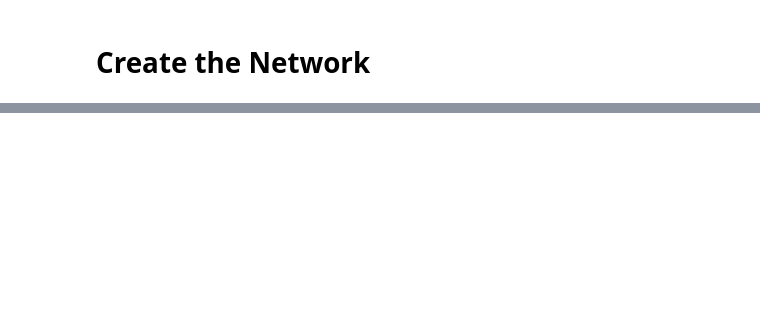
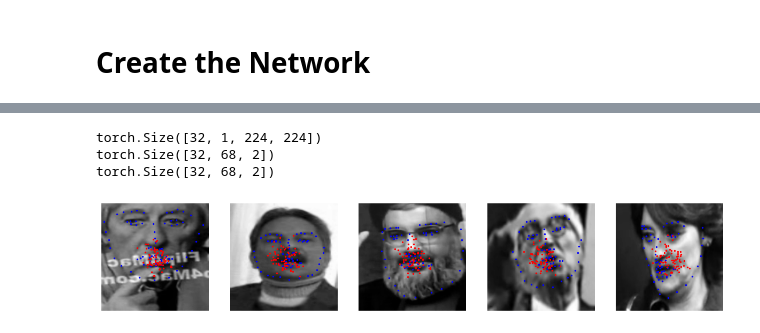
Before and after one commit to josephfemia/Facial_Keypoint_Detection, a Jupyter notebook: Facial Keypoint Detection.ipynb, the cells around one changed output, grey strips where cells are left out. Cells and saved outputs as stored; diff of their text form; code cells hidden in the pictures; blank space fills up the shorter version.

```diff
--- a/Facial Keypoint Detection.ipynb
+++ b/Facial Keypoint Detection.ipynb
@@ -203,0 +475,73 @@ plt.show()
+# %%
+def evaluate_model(model, dataloader):
+    model.cpu().eval()
+    sample = next(iter(dataloader))
+    images = sample['image']
+    keypts = sample['keypoints']
+
+    images = images.type(torch.FloatTensor)
+    keypts = keypts.type(torch.FloatTensor)
+
+    out = model(images)
+    out = out.view(out.size()[0], 68, -1)
+    return images, keypts, out
+# %%
+images, keypoints, keypoints_pred = evaluate_model(model, train_dataloader)
+
+print(images.size())
+print(keypoints.size())
+print(keypoints_pred.size())
+# %% [output]
+torch.Size([32, 1, 224, 224])
+torch.Size([32, 68, 2])
+torch.Size([32, 68, 2])
+# %%
+def visualize_outputs(images, keypoints, keypoints_pred, image_amount=None, figsize=(15,20)):
+    if (not image_amount or image_amount > images.size()[0]):
+        image_amount = images.size()[0]
+
+    if image_amount % 5 == 0:
+        nrows = image_amount // 5
+    else:
+        nrows = image_amount // 5 + 1
+
+    fig, ax = plt.subplots(nrows=nrows, ncols=5, figsize=figsize)
+
+    for row in range(nrows):
+        for col in range(5):
+            idx = row*5+col
+            if idx < image_amount:
+                image = images[idx]
+                keypoint = keypoints[idx]
+                keypt_pred = keypoints_pred[idx]
+                if nrows > 1:
+                    ax[row, col].imshow(image.cpu().numpy().transpose(1, 2, 0),
+                                        cmap='gray')
+                    ax[row, col].scatter(keypoint.cpu().numpy()[:, 0]*(image.shape[1]/4)+image.shape[1]/2,
+                                         keypoint.cpu().numpy()[:, 1]*(image.shape[1]/4)+image.shape[1]/2,
+                                         s=2,
+                                         c='blue')
+                    ax[row, col].scatter(keypt_pred.cpu().detach().numpy()[:, 0]*(image.shape[1]/4)+image.shape[1]/2,
+                                         keypt_pred.cpu().detach().numpy()[:, 1]*(image.shape[1]/4)+image.shape[1]/2,
+                                         s=2,
+                                         c='red')
+                else:
+                    ax[col].imshow(image.cpu().numpy().transpose(1, 2, 0),
+                                   cmap='gray')
+                    ax[col].scatter(keypoint.cpu().numpy()[:, 0]*(image.shape[1]/4)+image.shape[1]/2,
+                                    keypoint.cpu().numpy()[:, 1]*(image.shape[1]/4)+image.shape[1]/2,
+                                    s=2,
+                                    c='blue')
+                    ax[col].scatter(keypt_pred.cpu().detach().numpy()[:, 0]*(image.shape[1]/4)+image.shape[1]/2,
+                                    keypt_pred.cpu().detach().numpy()[:, 1]*(image.shape[1]/4)+image.shape[1]/2,
+                                    s=2,
+                                    c='red')
+            if nrows > 1:
+                ax[row, col].axis('off')
+            else:
+                ax[col].axis('off')
+    plt.show()
+
+visualize_outputs(images, keypoints, keypoints_pred, image_amount=5, figsize=(15,20))
+# %% [output]
+[figure, added]
```
Also changed, not shown: parts of 25 cells of this notebook.
